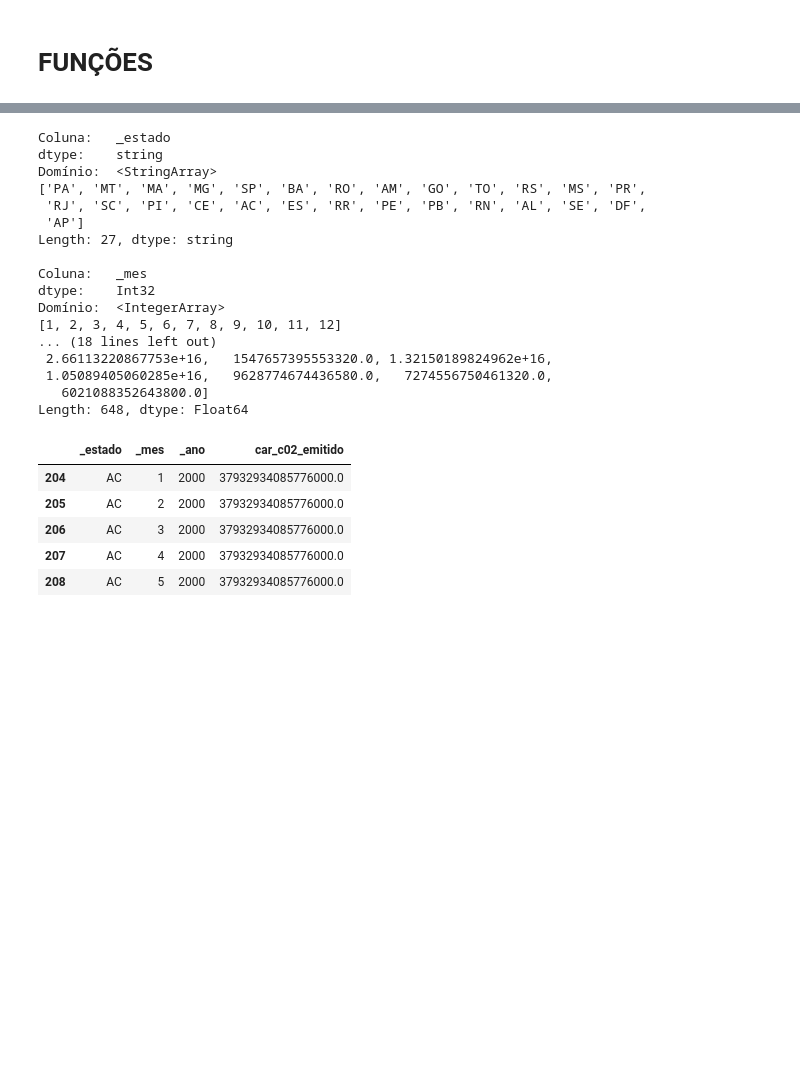
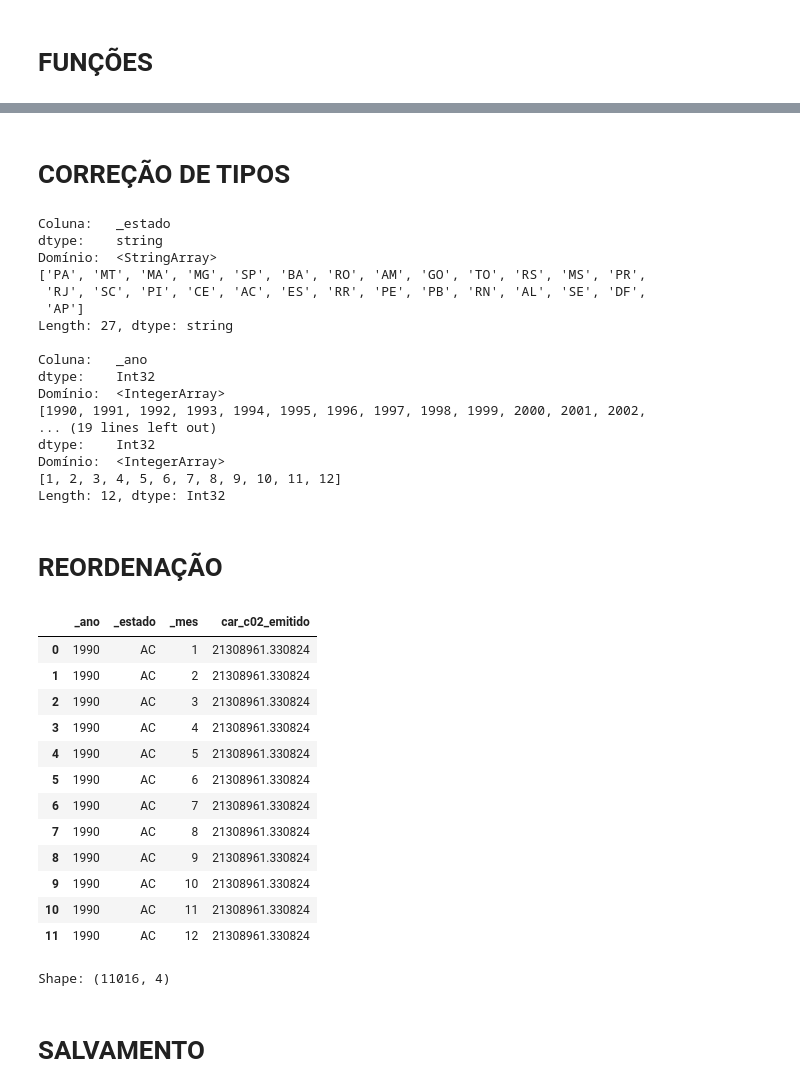
Before and after one commit to SirSirocco/DataScience_2025_1, a Jupyter notebook: src/SEEG/seeg_cooking.ipynb, the cells around one changed output, grey strips where cells are left out. Saved outputs shown, nothing was run; the diff lists cells and outputs as text; code cells hidden in the pictures; blank space fills up the shorter version.

```diff
--- a/src/SEEG/seeg_cooking.ipynb
+++ b/src/SEEG/seeg_cooking.ipynb
@@ -80,0 +284,20 @@ Domínio:  [2000 2001 2002 2003 2004 2005 2006 2007 2008 2009 2010 2011 2012 201
+# %%
+# PARÂMETROS AUXILIARES
+MONTH_COUNT = 12                                   # Número de meses
+INIT_VALUE = 1                                     # Índice inicial
+END_VALUE = INIT_VALUE + MONTH_COUNT               # Índice final
+MONTHS = [x for x in range(INIT_VALUE, END_VALUE)] # Vetor de índices
+MONTH_COL = "_mes"                                 # Nome da coluna de meses
+
+dfs = list()
+df_aux = None
+
+for month in MONTHS:
+  df_aux = df_melted.copy()
+  df_aux[MONTH_COL] = month # Adiciona coluna com o respectivo mês
+  dfs.append(df_aux)        # Adiciona à lista de DataFrames
+
+# Concatena a lista
+df = pd.concat(dfs).reset_index(drop=True)
+
+df_head(df)
@@ -81,13 +312,11 @@ Domínio:  [2000 2001 2002 2003 2004 2005 2006 2007 2008 2009 2010 2011 2012 201
+# %% [markdown]
+# CORREÇÃO DE TIPOS
 # %%
-# CORREÇÃO DE DOMÍNIOS
-df["_estado"] = df["_estado"].astype("string") # Converte para string
-df["_mes"] = df["_mes"].astype("Int32") # Converte para Int32 (nulificável)
-df["_ano"] = df["_ano"].astype("Int32") # Converte para Int32 (nulificável)
-
-# Converte string para Float64 ('F' maiúsculo indica tipo nulificável)
-def str2float64_aux(x: str):
-  return x.strip().replace(",", "")
-df["car_c02_emitido"] = df["car_c02_emitido"].apply(str2float64_aux).astype("Float64")
+# CORREÇÃO DE TIPOS
+df["_estado"] = df["_estado"].astype("string")                  # Converte para string
+df["_mes"] = df["_mes"].astype("Int32")                         # Converte para Int32 (nulificável)
+df["_ano"] = df["_ano"].astype("Int32")                         # Converte para Int32 (nulificável)
+df["car_c02_emitido"] = df["car_c02_emitido"].astype("Float64") # Converte para Float64 (nulificável)
 
 # Exibe resultado
 df_show_domain(df, df.columns)
@@ -100,27 +329,40 @@ Domínio:  <StringArray>
  'AP']
 Length: 27, dtype: string
 
-Coluna:   _mes
+Coluna:   _ano
+dtype:    Int32
+Domínio:  <IntegerArray>
+[1990, 1991, 1992, 1993, 1994, 1995, 1996, 1997, 1998, 1999, 2000, 2001, 2002,
+... (19 lines left out)
 dtype:    Int32
 Domínio:  <IntegerArray>
 [1, 2, 3, 4, 5, 6, 7, 8, 9, 10, 11, 12]
-... (18 lines left out)
- 2.66113220867753e+16,   1547657395553320.0, 1.32150189824962e+16,
- 1.05089405060285e+16,   9628774674436580.0,   7274556750461320.0,
-   6021088352643800.0]
-Length: 648, dtype: Float64
+Length: 12, dtype: Int32
+# %% [markdown]
+# REORDENAÇÃO
 # %%
 # Ordena de forma mais conveniente
-df = df.sort_values(by=["_estado", "_ano", "_mes"])
+df = df.sort_values(by=["_estado", "_ano", "_mes"]).reset_index(drop=True)
+df = df[sorted(df.columns)]
 
 # Exibe resultado
-display(df.head())
+df_head(df, MONTH_COUNT)
 # %% [output]
-|  | _estado | _mes | _ano | car_c02_emitido |
-| 204 | AC | 1 | 2000 | 37932934085776000.0 |
-| 205 | AC | 2 | 2000 | 37932934085776000.0 |
-| 206 | AC | 3 | 2000 | 37932934085776000.0 |
-| 207 | AC | 4 | 2000 | 37932934085776000.0 |
-| 208 | AC | 5 | 2000 | 37932934085776000.0 |
+|  | _ano | _estado | _mes | car_c02_emitido |
+| 0 | 1990 | AC | 1 | 21308961.330824 |
+| 1 | 1990 | AC | 2 | 21308961.330824 |
+| 2 | 1990 | AC | 3 | 21308961.330824 |
+| 3 | 1990 | AC | 4 | 21308961.330824 |
+| 4 | 1990 | AC | 5 | 21308961.330824 |
+| 5 | 1990 | AC | 6 | 21308961.330824 |
+| 6 | 1990 | AC | 7 | 21308961.330824 |
+| 7 | 1990 | AC | 8 | 21308961.330824 |
+| 8 | 1990 | AC | 9 | 21308961.330824 |
+| 9 | 1990 | AC | 10 | 21308961.330824 |
+| 10 | 1990 | AC | 11 | 21308961.330824 |
+| 11 | 1990 | AC | 12 | 21308961.330824 |
+Shape: (11016, 4)
+# %% [markdown]
+# SALVAMENTO
 # %%
 # SALVAMENTO
```
Also changed, not shown: parts of 20 cells of this notebook, 3 other files.
